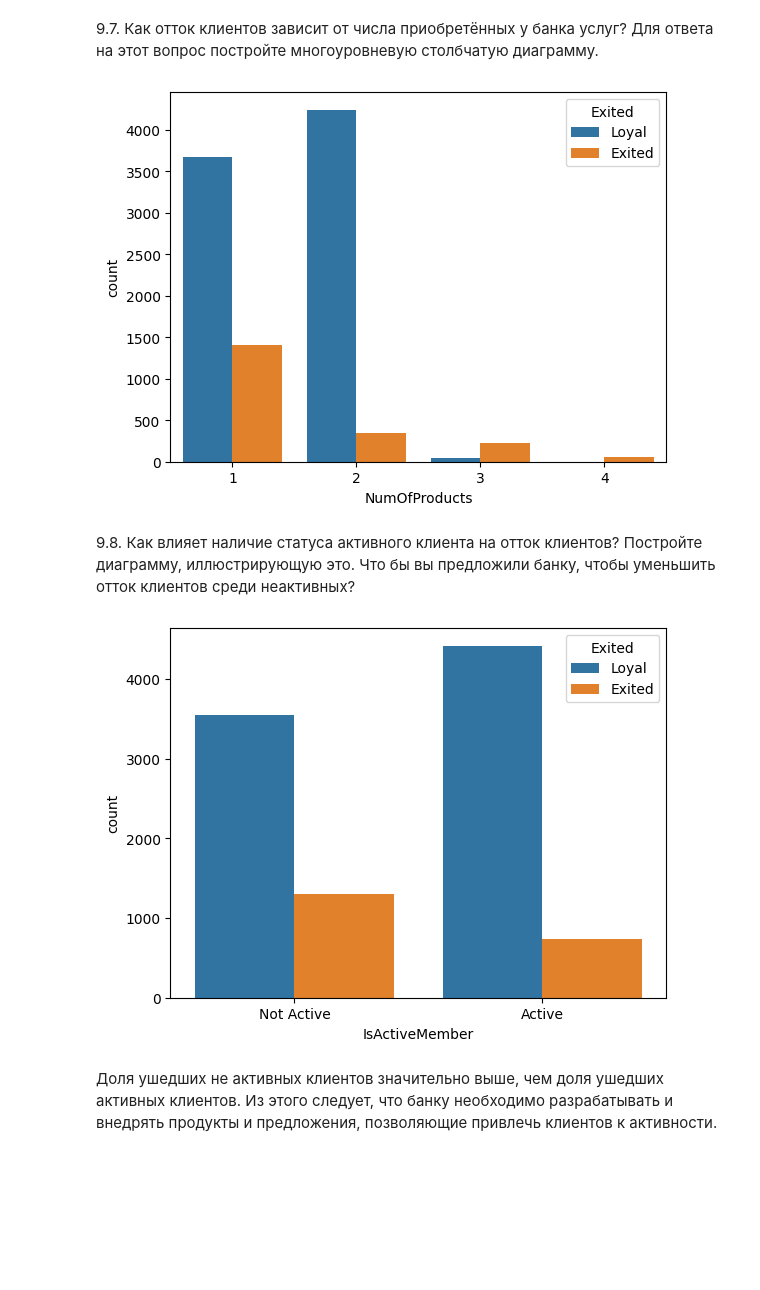
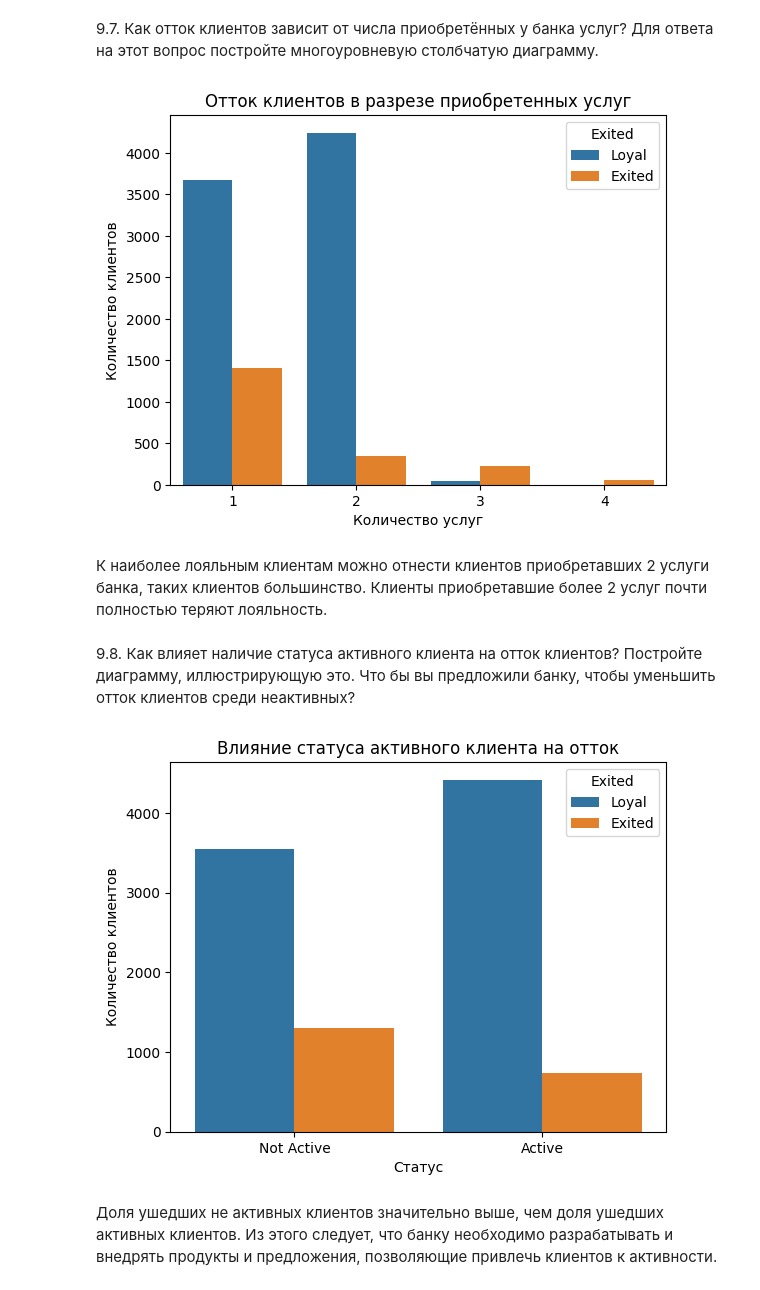
Before and after one commit to oksazzz/oksa_data_science, a Jupyter notebook: Skillfactory/Python_13/итоговое задание.ipynb, the cells around one changed output. Saved outputs shown, nothing was run; the diff lists cells and outputs as text; code cells hidden in the pictures; blank space fills up the shorter version.

```diff
--- a/Skillfactory/Python_13/итоговое задание.ipynb
+++ b/Skillfactory/Python_13/итоговое задание.ipynb
@@ -141,10 +152,15 @@ fig.show()
 # %%
 fig=sns.countplot(
         data=churn_data,
         x="NumOfProducts",
         hue="Exited")
+fig.set_title('Отток клиентов в разрезе приобретенных услуг')
+fig.set_xlabel('Количество услуг')
+fig.set_ylabel('Количество клиентов');
 # %% [output]
-[figure, old version]
+[figure, new version]
+# %% [markdown]
+К наиболее лояльным клиентам можно отнести клиентов приобретавших 2 услуги банка, таких клиентов большинство. Клиенты приобретавшие более 2 услуг почти полностью теряют лояльность.
 # %% [markdown]
 9.8. Как влияет наличие статуса активного клиента на отток клиентов? Постройте диаграмму, иллюстрирующую это. Что бы вы предложили банку, чтобы уменьшить отток клиентов среди неактивных?
 # %%
@@ -157,8 +173,11 @@ fig=sns.countplot(
         data=churn_data,
         x="IsActiveMember",
         hue="Exited")
+fig.set_title('Влияние статуса активного клиента на отток')
+fig.set_xlabel('Статус')
+fig.set_ylabel('Количество клиентов');
 # %% [output]
-[figure, old version]
+[figure, new version]
 # %% [markdown]
 Доля ушедших не активных клиентов значительно выше, чем доля ушедших активных клиентов. Из этого следует, что банку необходимо разрабатывать и внедрять продукты и предложения, позволяющие привлечь клиентов к активности.
 # %% [markdown]
```
Also changed, not shown: parts of 10 cells of this notebook.
